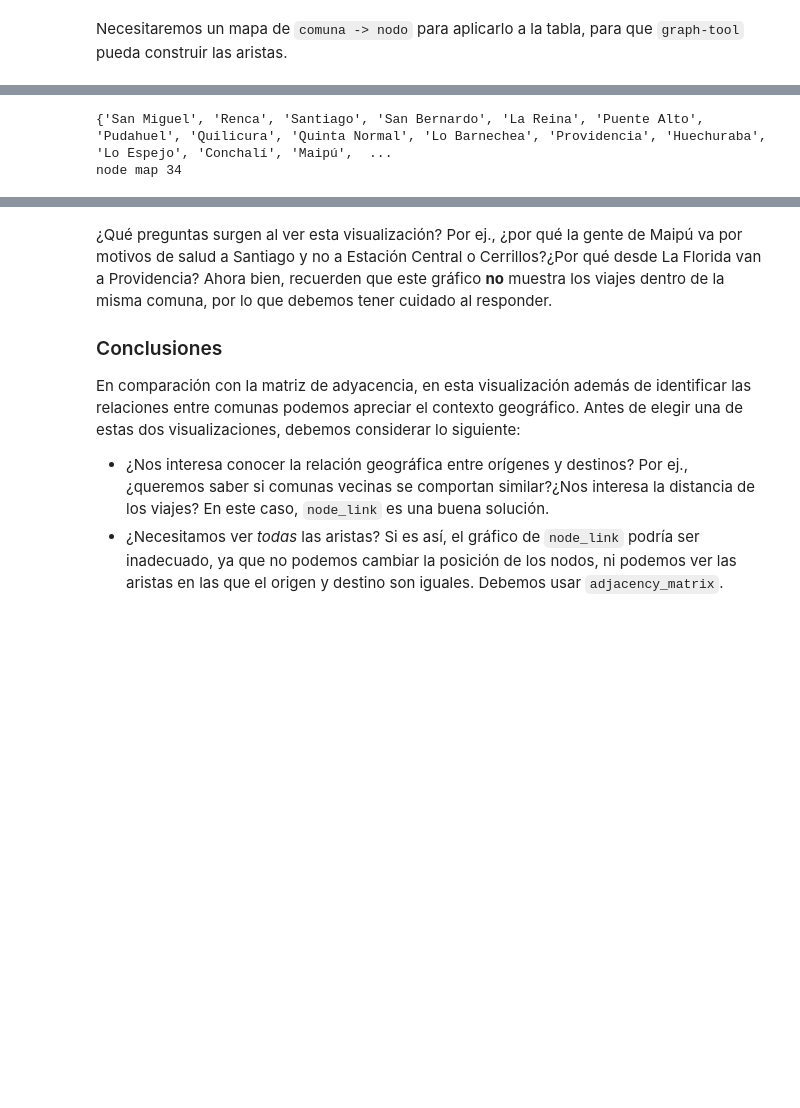
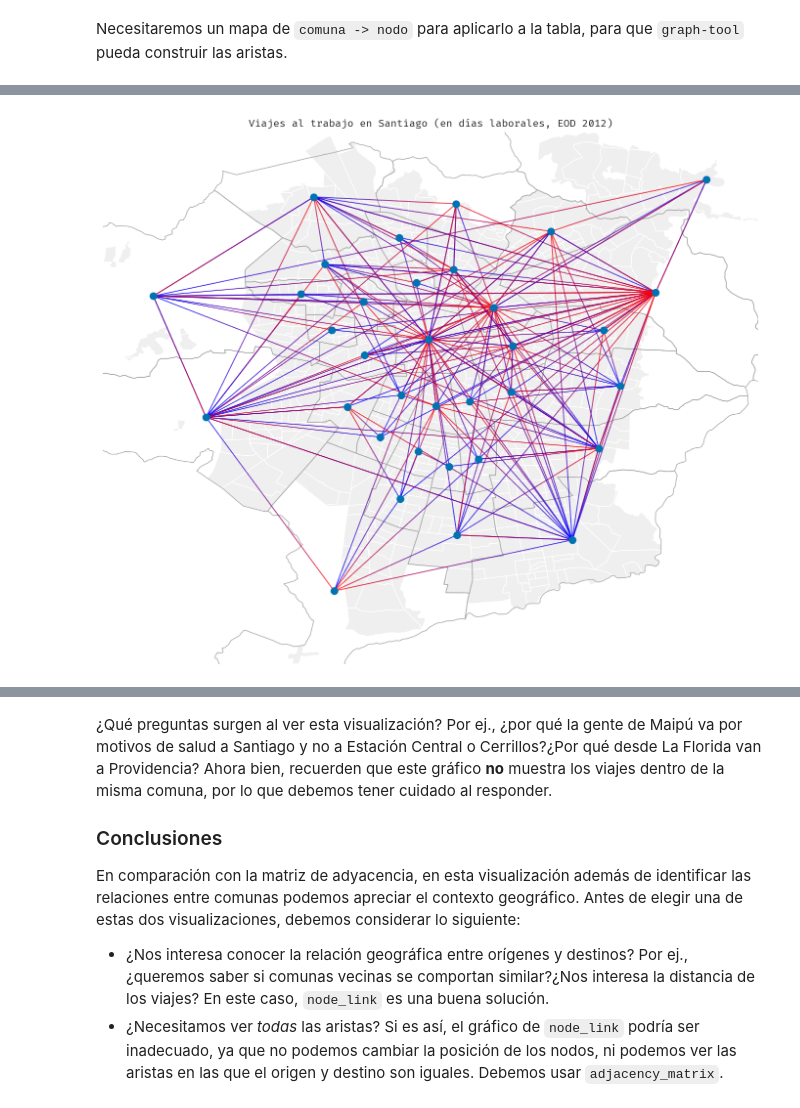
Before and after one commit to zorzalerrante/aves, a Jupyter notebook: notebooks/05-python-redes-eod.ipynb, the cells around one changed output, grey strips where cells are left out. Saved outputs shown, nothing was run; the diff lists cells and outputs as text; code cells hidden in the pictures; blank space fills up the shorter version.

```diff
--- a/notebooks/05-python-redes-eod.ipynb
+++ b/notebooks/05-python-redes-eod.ipynb
@@ -178,14 +160,0 @@ from aves.visualization.maps import GeographicalNodeLink
-# %%
-geonodelink = GeographicalNodeLink.from_edgelist_and_geodataframe(
-    matriz[matriz['n_viajes'] > matriz['n_viajes'].quantile(0.75)],
-    comunas_urbanas,
-    # en las aristas
-    source='ComunaOrigen',
-    target='ComunaDestino',
-    # en la geografía
-    node_column='NombreComuna',
-    # en las aristas
-    weight='n_viajes')
-# %% [output]
-{'San Miguel', 'Renca', 'Santiago', 'San Bernardo', 'La Reina', 'Puente Alto', 'Pudahuel', 'Quilicura', 'Quinta Normal', 'Lo Barnechea', 'Providencia', 'Huechuraba', 'Lo Espejo', 'Conchalí', 'Maipú',  ...
-node map 34
@@ -192,3 +165,15 @@ node map 34
+# %%
+fig, ax = figure_from_geodataframe(zones, height=10, set_limits=True, remove_axes=True)
+
+zones.plot(ax=ax, facecolor='#efefef', edgecolor='white', zorder=0)
+
+comunas_urbanas.plot(ax=ax, facecolor='none', edgecolor='#abacab', zorder=0)
+
+nodelink.plot(ax)
+
+ax.set_title('Viajes al trabajo en Santiago (en días laborales, EOD 2012)');
+# %% [output]
+[figure, added]
 # %%
 fig, ax = figure_from_geodataframe(zones, height=10, set_limits=True, remove_axes=True)
 
```
Also changed, not shown: parts of 6 cells of this notebook, 11 other files.
